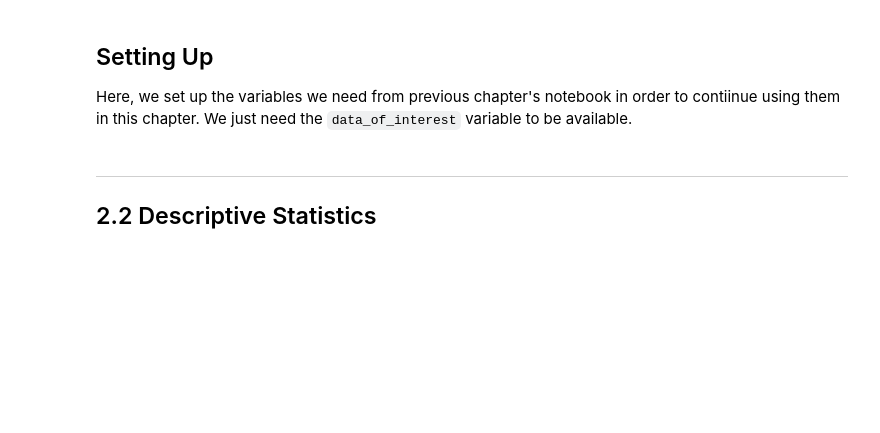
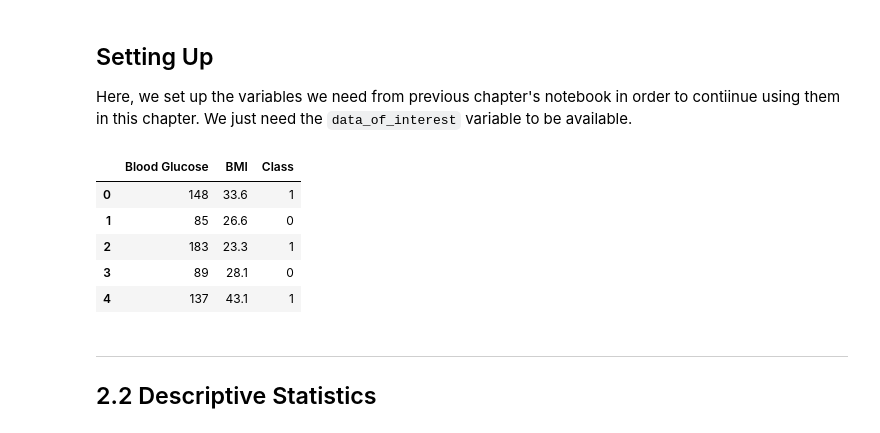
Before and after one commit to pmayd/How-Machine-Learning-Works, a Jupyter notebook: Part 0/Chapter 2.ipynb, the cells around one changed output. Saved outputs shown, nothing was run; the diff lists cells and outputs as text; code cells hidden in the pictures; blank space fills up the shorter version.

```diff
--- a/Part 0/Chapter 2.ipynb
+++ b/Part 0/Chapter 2.ipynb
@@ -11,9 +11,18 @@ Here, we set up the variables we need from previous chapter's notebook in order
 # %%
 import pandas as pd
 import matplotlib.pyplot as plt
 
 data = pd.read_csv("../datasets/PimaIndiansDiabetes.csv")
-data_of_interest = data["Blood Glucose", "BMI", "Class"]
+data_of_interest = data[["Blood Glucose", "BMI", "Class"]]
+
+data_of_interest.head()
+# %% [output]
+|  | Blood Glucose | BMI | Class |
+| 0 | 148 | 33.6 | 1 |
+| 1 | 85 | 26.6 | 0 |
+| 2 | 183 | 23.3 | 1 |
+| 3 | 89 | 28.1 | 0 |
+| 4 | 137 | 43.1 | 1 |
 # %% [markdown]
 ---
 ## 2.2 Descriptive Statistics
```
Also changed, not shown: 2 other files.
